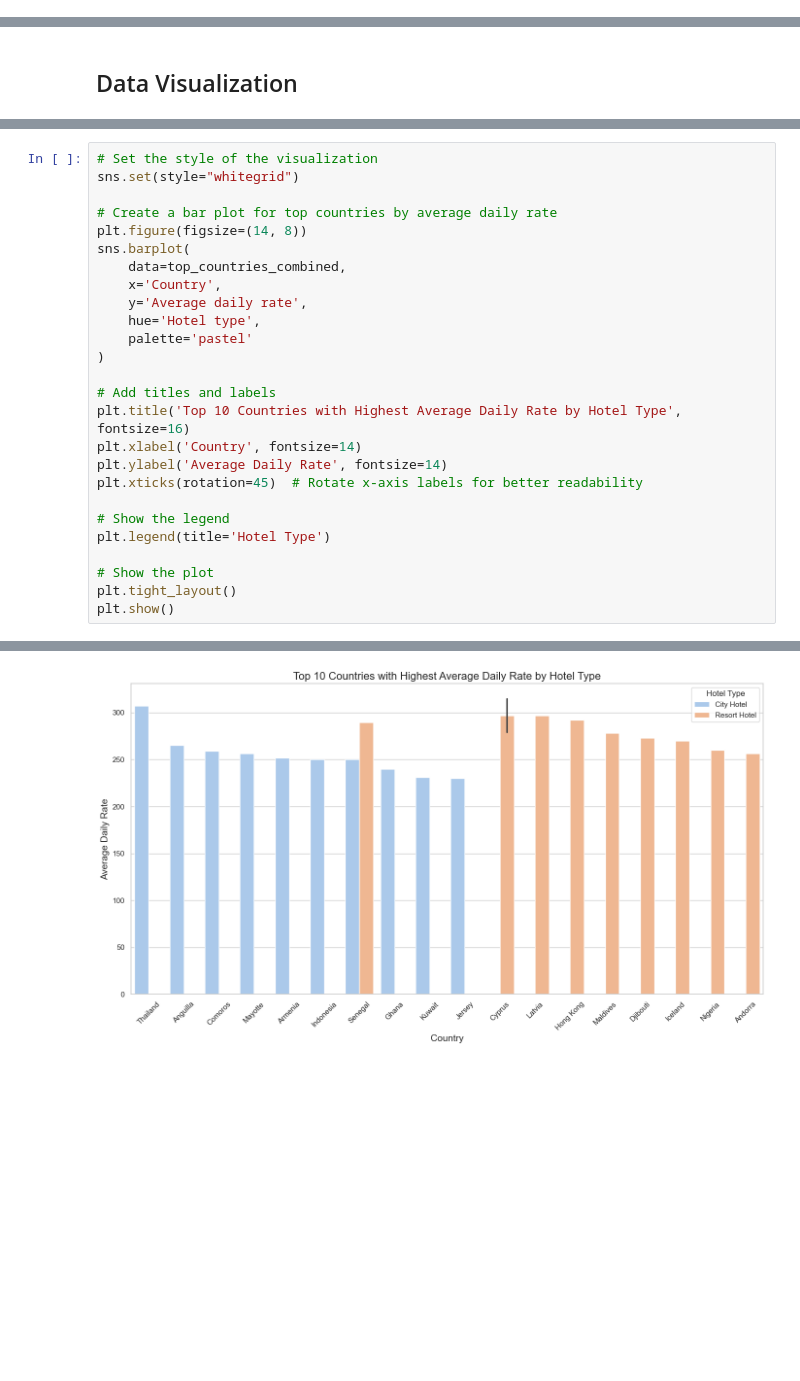
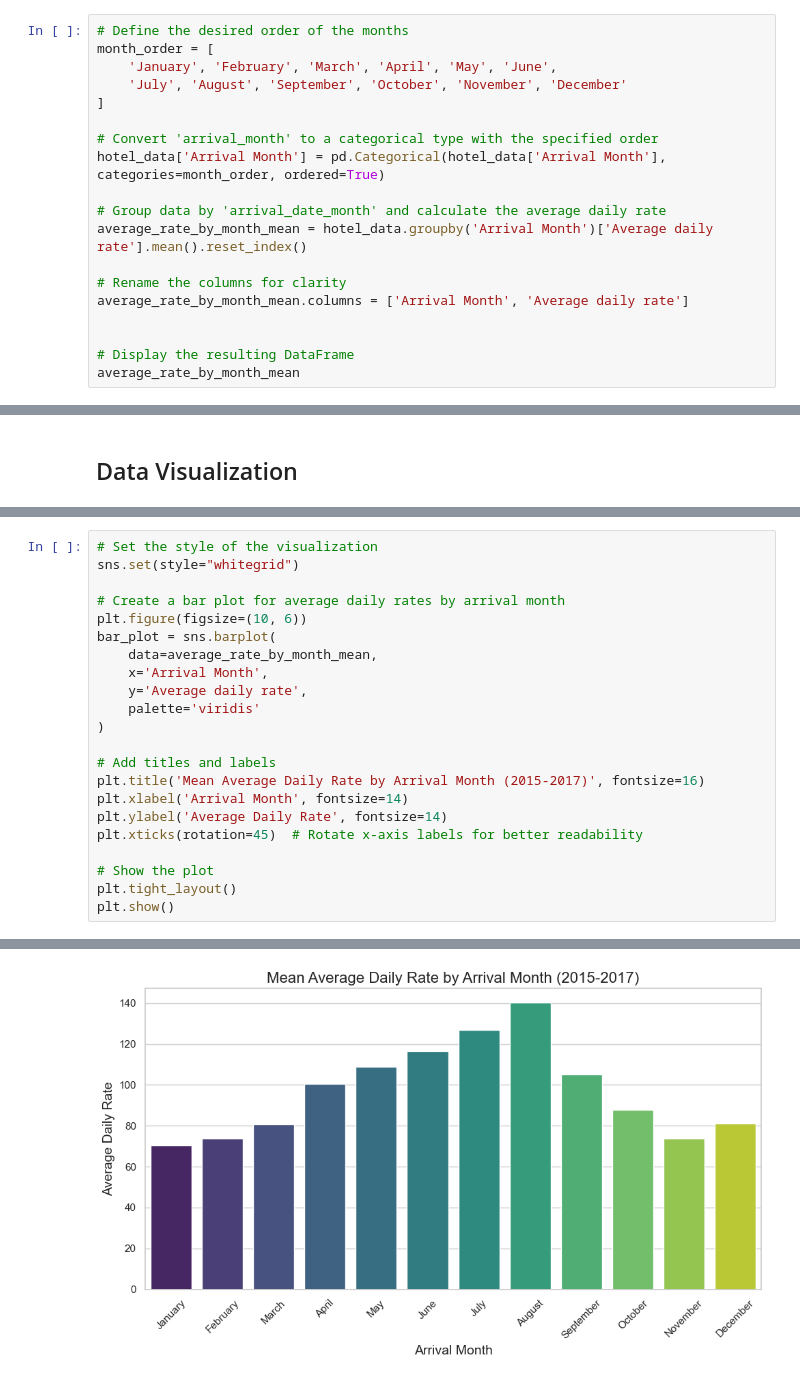
Before and after one commit to Kathyvng/Project1_Group6, a Jupyter notebook: Kathy_Analysis/Hotel_Price_Fluctuations.ipynb, the cells around one changed output, grey strips where cells are left out. Saved outputs shown, nothing was run; the diff lists cells and outputs as text; blank space fills up the shorter version.

```diff
--- a/Kathy_Analysis/Hotel_Price_Fluctuations.ipynb
+++ b/Kathy_Analysis/Hotel_Price_Fluctuations.ipynb
@@ -489,0 +448,19 @@ Name: count, Length: 8879, dtype: int64
+# %%
+# Define the desired order of the months
+month_order = [
+    'January', 'February', 'March', 'April', 'May', 'June',
+    'July', 'August', 'September', 'October', 'November', 'December'
+]
+
+# Convert 'arrival_month' to a categorical type with the specified order
+hotel_data['Arrival Month'] = pd.Categorical(hotel_data['Arrival Month'], categories=month_order, ordered=True)
+
+# Group data by 'arrival_date_month' and calculate the average daily rate
+average_rate_by_month_mean = hotel_data.groupby('Arrival Month')['Average daily rate'].mean().reset_index()
+
+# Rename the columns for clarity
+average_rate_by_month_mean.columns = ['Arrival Month', 'Average daily rate']
+
+
+# Display the resulting DataFrame
+average_rate_by_month_mean
@@ -601,24 +666,20 @@ plt.show()
 # Set the style of the visualization
 sns.set(style="whitegrid")
 
-# Create a bar plot for top countries by average daily rate
-plt.figure(figsize=(14, 8))
-sns.barplot(
-    data=top_countries_combined,
-    x='Country',
+# Create a bar plot for average daily rates by arrival month
+plt.figure(figsize=(10, 6))
+bar_plot = sns.barplot(
+    data=average_rate_by_month_mean,
+    x='Arrival Month',
     y='Average daily rate',
-    hue='Hotel type',
-    palette='pastel'
+    palette='viridis'
 )
 
 # Add titles and labels
-plt.title('Top 10 Countries with Highest Average Daily Rate by Hotel Type', fontsize=16)
-plt.xlabel('Country', fontsize=14)
+plt.title('Mean Average Daily Rate by Arrival Month (2015-2017)', fontsize=16)
+plt.xlabel('Arrival Month', fontsize=14)
 plt.ylabel('Average Daily Rate', fontsize=14)
 plt.xticks(rotation=45)  # Rotate x-axis labels for better readability
-
-# Show the legend
-plt.legend(title='Hotel Type')
 
 # Show the plot
 plt.tight_layout()
@@ -627,2 +691,2 @@ plt.show()
-[figure, old version]
+[figure, new version]
 # %%
```
Also changed, not shown: parts of 25 cells of this notebook, 1 other file.
